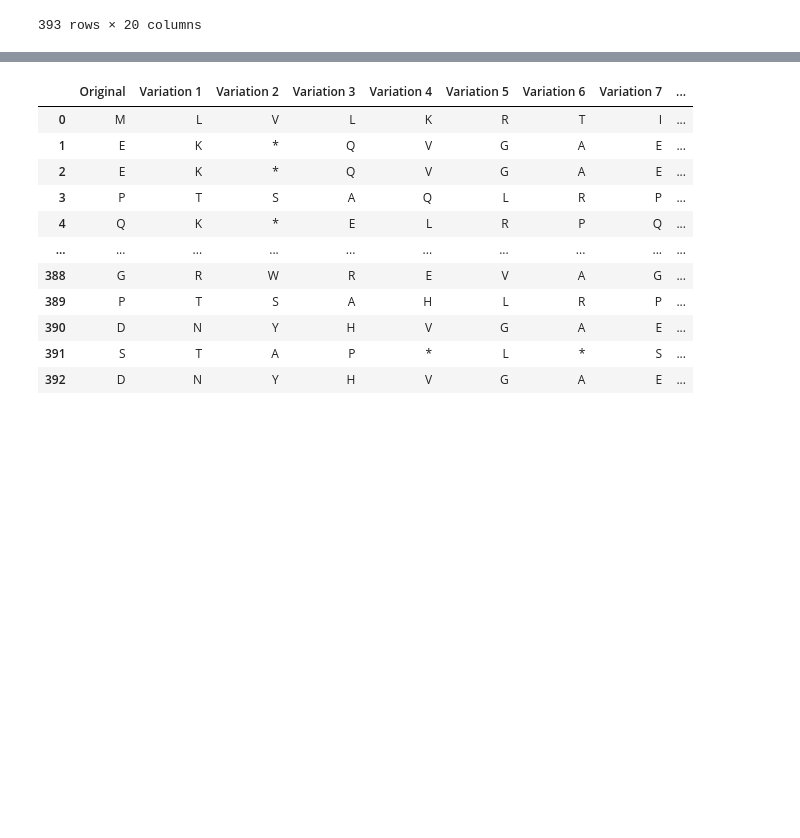
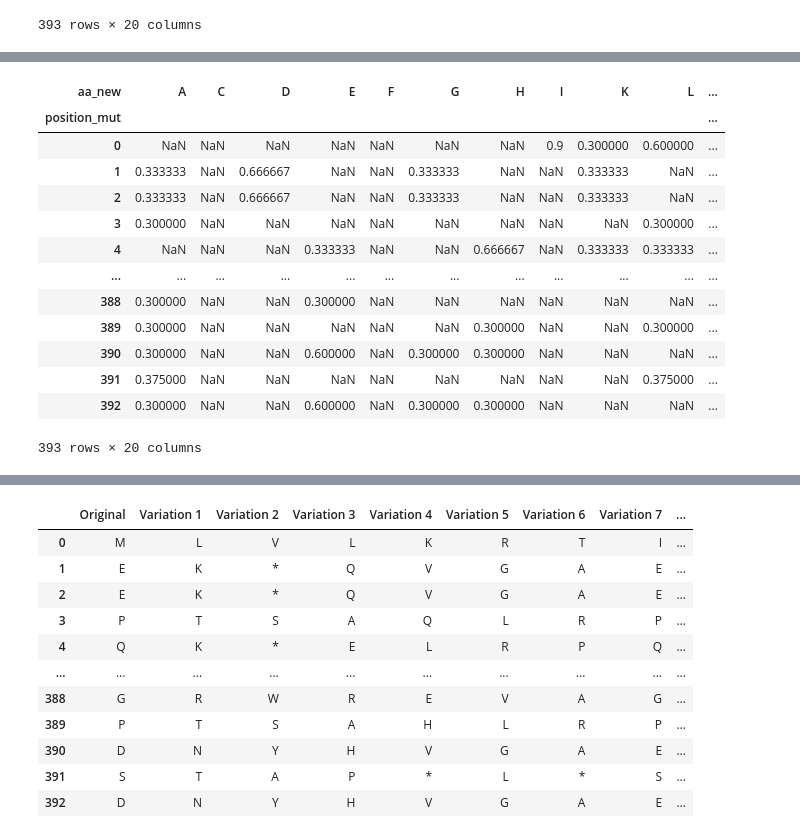
Before and after one commit to datascience-mobi-2023/topic02_team02, a Jupyter notebook: severity_score/Codons.ipynb, the cells around one changed output, grey strips where cells are left out. Drawn from its saved outputs; the diff is of its cells as text; code cells hidden in the pictures; blank space fills up the shorter version.

```diff
--- a/severity_score/Codons.ipynb
+++ b/severity_score/Codons.ipynb
@@ -154 +175,21 @@ dms_scores * sel_mut
 393 rows × 20 columns
+# %%
+for position in prob_dict.keys():
+    res.loc[position] = res.loc[position].add(prob_dict[position])
+
+res
+# %% [output]
+| aa_new | A | C | D | E | F | G | H | I | K | L | ... |
+| position_mut |  |  |  |  |  |  |  |  |  |  | ... |
+| 0 | NaN | NaN | NaN | NaN | NaN | NaN | NaN | 0.9 | 0.300000 | 0.600000 | ... |
+| 1 | 0.333333 | NaN | 0.666667 | NaN | NaN | 0.333333 | NaN | NaN | 0.333333 | NaN | ... |
+| 2 | 0.333333 | NaN | 0.666667 | NaN | NaN | 0.333333 | NaN | NaN | 0.333333 | NaN | ... |
+| 3 | 0.300000 | NaN | NaN | NaN | NaN | NaN | NaN | NaN | NaN | 0.300000 | ... |
+| 4 | NaN | NaN | NaN | 0.333333 | NaN | NaN | 0.666667 | NaN | 0.333333 | 0.333333 | ... |
+| ... | ... | ... | ... | ... | ... | ... | ... | ... | ... | ... | ... |
+| 388 | 0.300000 | NaN | NaN | 0.300000 | NaN | NaN | NaN | NaN | NaN | NaN | ... |
+| 389 | 0.300000 | NaN | NaN | NaN | NaN | NaN | 0.300000 | NaN | NaN | 0.300000 | ... |
+| 390 | 0.300000 | NaN | NaN | 0.600000 | NaN | 0.300000 | 0.300000 | NaN | NaN | NaN | ... |
+| 391 | 0.375000 | NaN | NaN | NaN | NaN | NaN | NaN | NaN | NaN | 0.375000 | ... |
+| 392 | 0.300000 | NaN | NaN | 0.600000 | NaN | 0.300000 | 0.300000 | NaN | NaN | NaN | ... |
+393 rows × 20 columns
```
Also changed, not shown: parts of 7 cells of this notebook, 2 other files.
